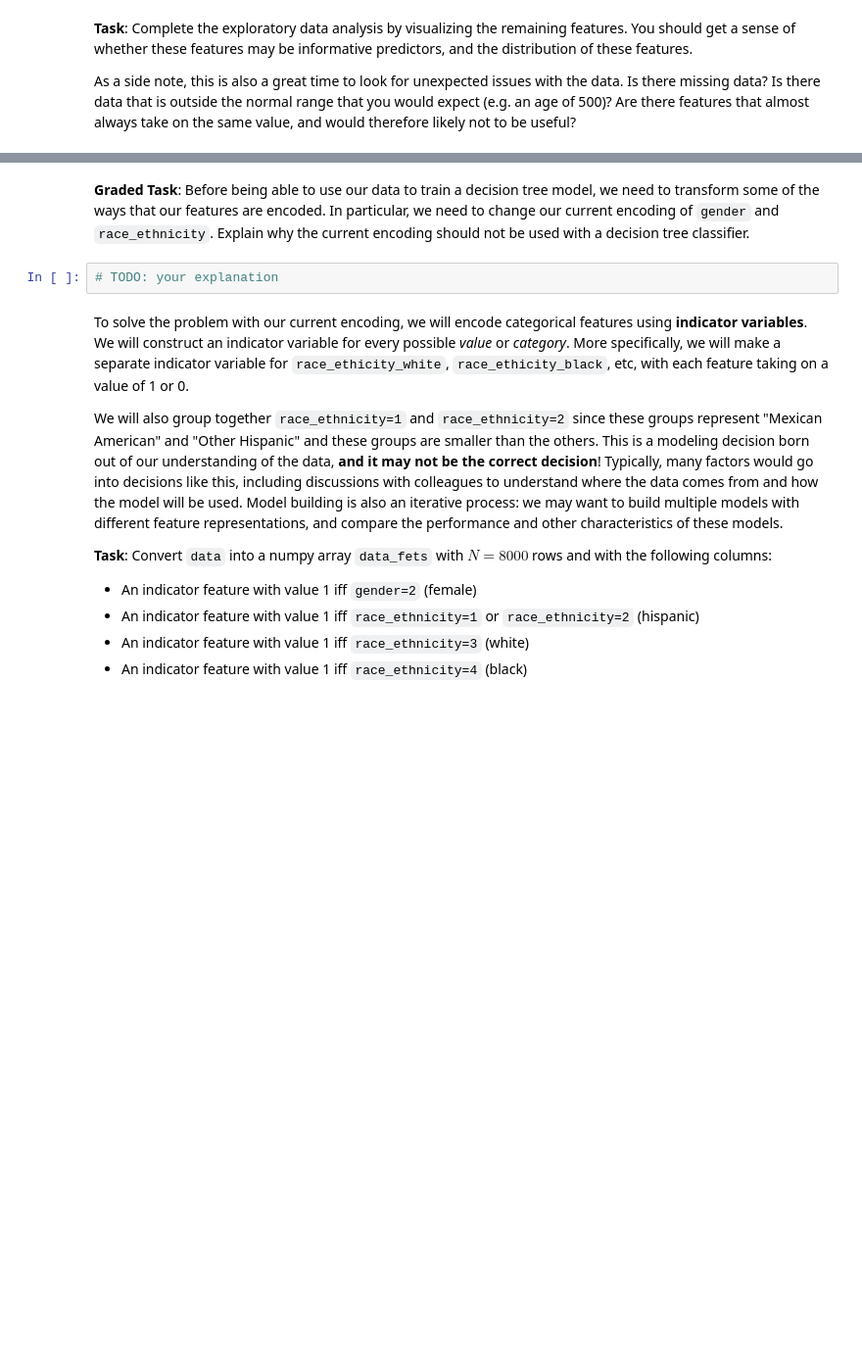
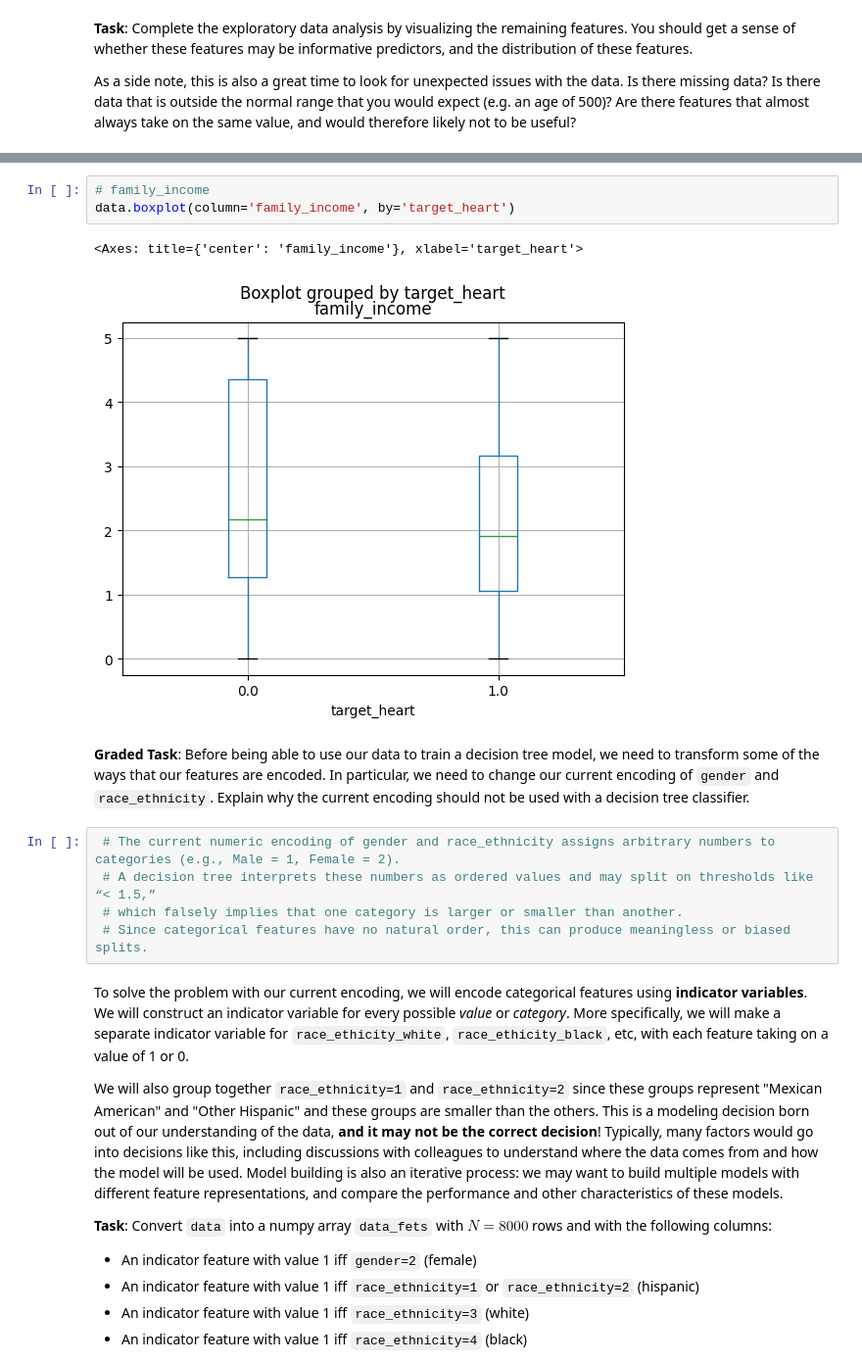
Before and after one commit to hhcgoodluck/CSC311-Introduction-to-Machine-Learning, a Jupyter notebook: lab02.ipynb, the cells around one changed output, grey strips where cells are left out. Shown at 98% size. Saved outputs shown, nothing was run; the diff lists cells and outputs as text; blank space fills up the shorter version.

```diff
--- a/lab02.ipynb
+++ b/lab02.ipynb
@@ -411,9 +457,18 @@ and would therefore likely not to be useful?
+# %%
+# family_income
+data.boxplot(column='family_income', by='target_heart')
+# %% [output]
+<Axes: title={'center': 'family_income'}, xlabel='target_heart'>
+[figure, added]
 # %% [markdown]
 **Graded Task**: Before being able to use our data to train a decision tree model,
 we need to transform some of the ways that our features are encoded. In particular, we need to change our current encoding of `gender`
 and `race_ethnicity`.  Explain why the current encoding should not be used with a decision tree classifier.
 # %%
-# TODO: your explanation
+ # The current numeric encoding of gender and race_ethnicity assigns arbitrary numbers to categories (e.g., Male = 1, Female = 2).
+ # A decision tree interprets these numbers as ordered values and may split on thresholds like “< 1.5,”
+ # which falsely implies that one category is larger or smaller than another.
+ # Since categorical features have no natural order, this can produce meaningless or biased splits.
 # %% [markdown]
 To solve the problem with our current encoding, we will encode categorical features using
 **indicator variables**. We will construct an indicator variable for every possible
```
Also changed, not shown: parts of 15 cells of this notebook.
